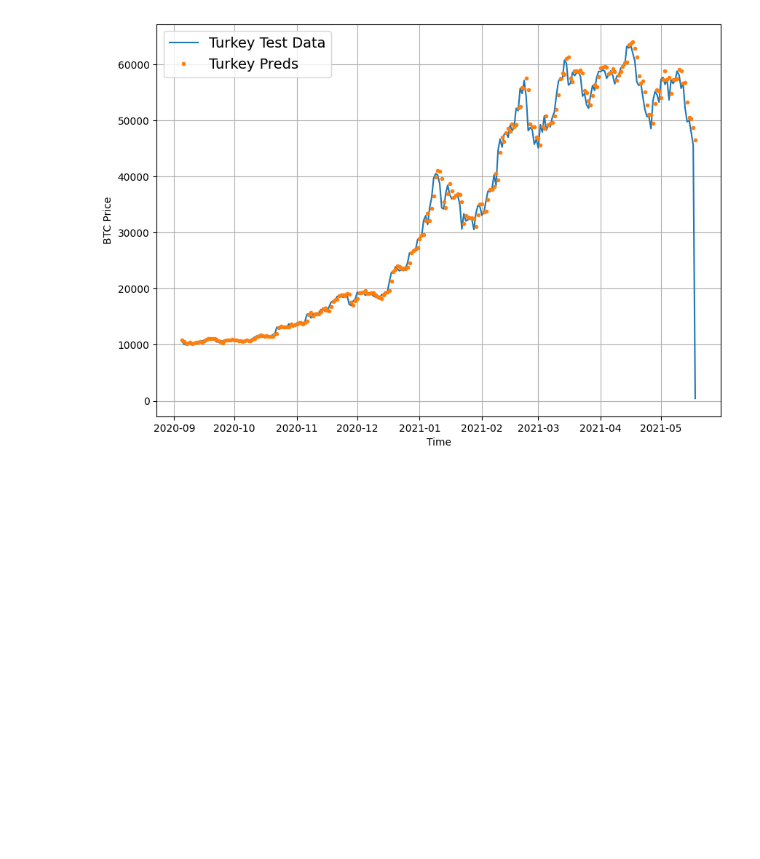
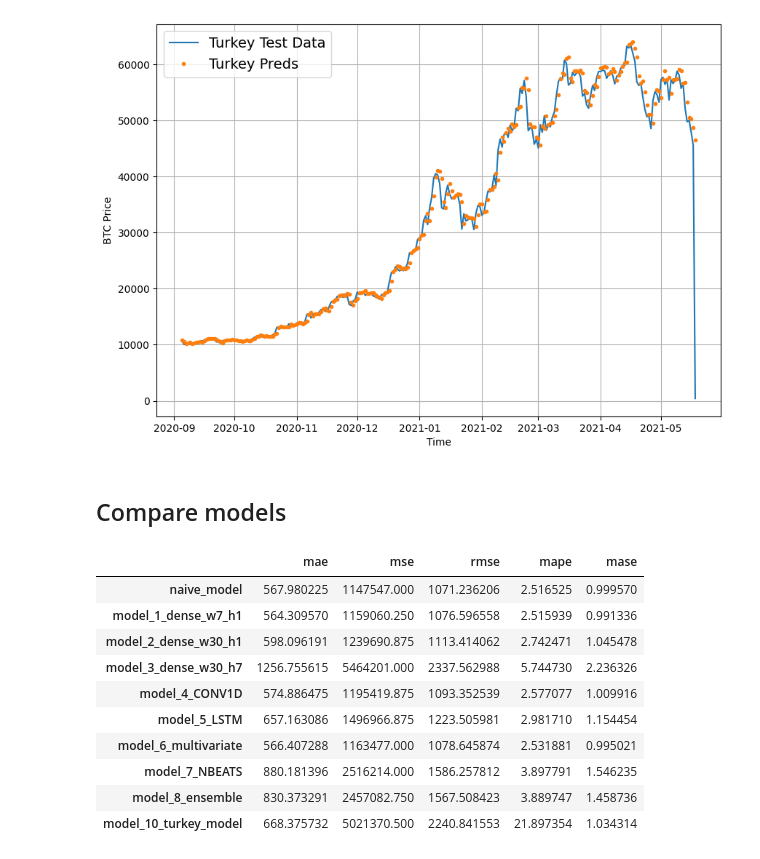
Before and after one commit to cgrundman/ZTM-TensorFlow-Developer, a Jupyter notebook: 10_milestone_project_3_bitpredict.ipynb, the cells around one changed output. Drawn from its saved outputs; the diff is of its cells as text; code cells hidden in the pictures; blank space fills up the shorter version.

```diff
--- a/10_milestone_project_3_bitpredict.ipynb
+++ b/10_milestone_project_3_bitpredict.ipynb
@@ -2330,3 +2330,30 @@ plot_time_series(timesteps=btc_timesteps_turkey[-len(X_test):],
                  start=offset)
 # %% [output]
 [figure]
+# %% [markdown]
+## Compare models
+# %%
+# Compare different model results (w = window, h = horizon, e.g. w=7 means a window size of 7)
+model_results = pd.DataFrame({"naive_model": naive_results,
+                              "model_1_dense_w7_h1": model_1_results,
+                              "model_2_dense_w30_h1": model_2_results,
+                              "model_3_dense_w30_h7": model_3_results,
+                              "model_4_CONV1D": model_4_results,
+                              "model_5_LSTM": model_5_results,
+                              "model_6_multivariate": model_6_results,
+                              "model_7_NBEATS": model_7_results,
+                              "model_8_ensemble": ensemble_results,
+                              "model_10_turkey_model": model_10_results}).T
+model_results
+# %% [output]
+|  | mae | mse | rmse | mape | mase |
+| naive_model | 567.980225 | 1147547.000 | 1071.236206 | 2.516525 | 0.999570 |
+| model_1_dense_w7_h1 | 564.309570 | 1159060.250 | 1076.596558 | 2.515939 | 0.991336 |
+| model_2_dense_w30_h1 | 598.096191 | 1239690.875 | 1113.414062 | 2.742471 | 1.045478 |
+| model_3_dense_w30_h7 | 1256.755615 | 5464201.000 | 2337.562988 | 5.744730 | 2.236326 |
+| model_4_CONV1D | 574.886475 | 1195419.875 | 1093.352539 | 2.577077 | 1.009916 |
+| model_5_LSTM | 657.163086 | 1496966.875 | 1223.505981 | 2.981710 | 1.154454 |
+| model_6_multivariate | 566.407288 | 1163477.000 | 1078.645874 | 2.531881 | 0.995021 |
+| model_7_NBEATS | 880.181396 | 2516214.000 | 1586.257812 | 3.897791 | 1.546235 |
+| model_8_ensemble | 830.373291 | 2457082.750 | 1567.508423 | 3.889747 | 1.458736 |
+| model_10_turkey_model | 668.375732 | 5021370.500 | 2240.841553 | 21.897354 | 1.034314 |
```
Also changed, not shown: parts of 1 cell of this notebook.
